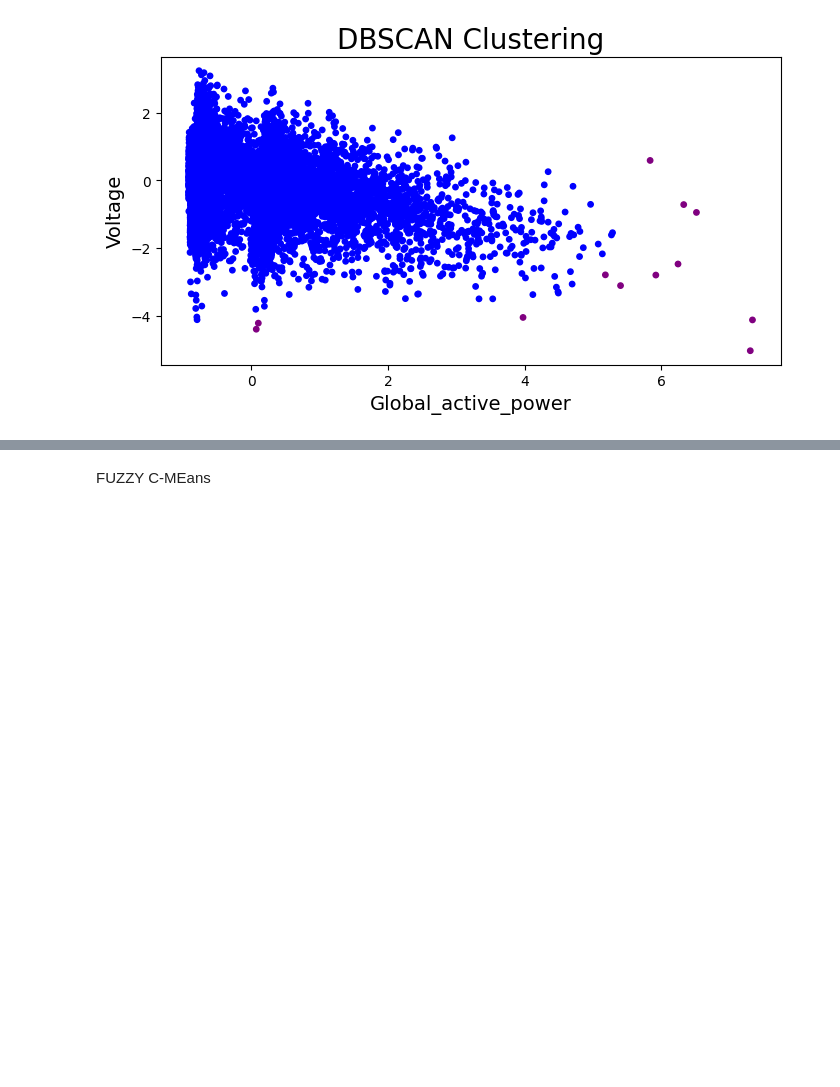
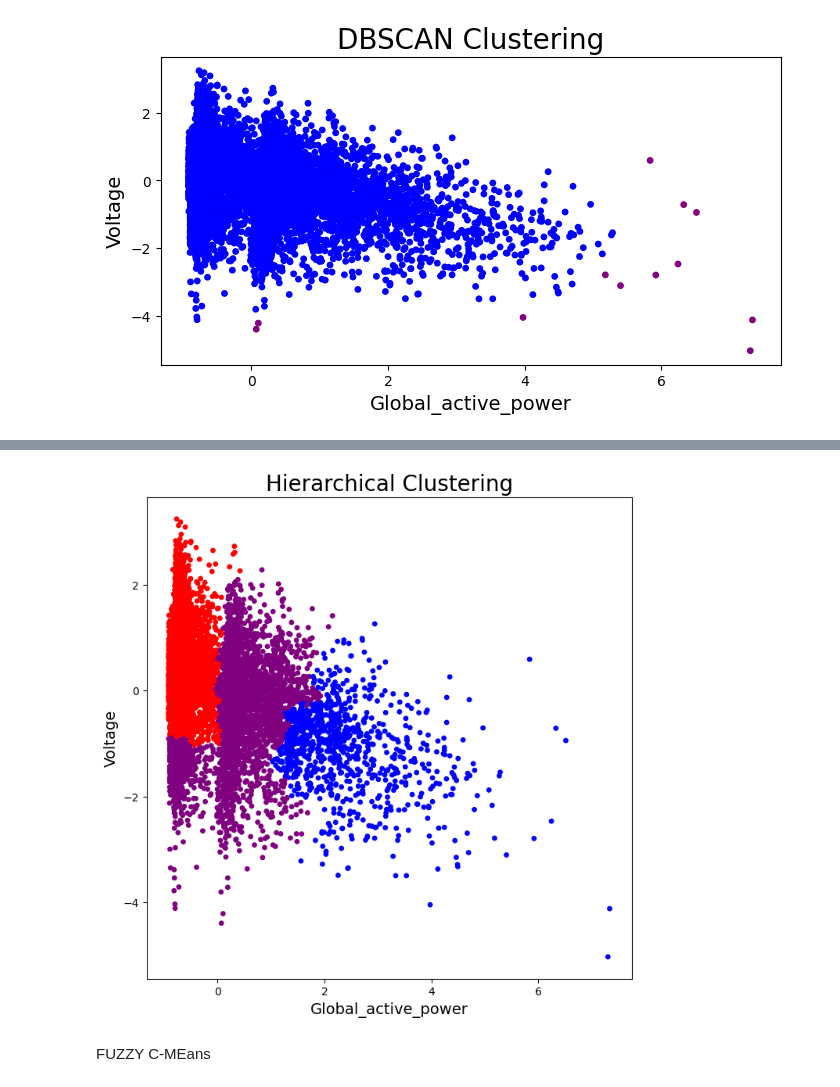
Before and after one commit to Enkhbayasgalan97/CA1-2026163, a Jupyter notebook: CA1.ipynb, the cells around one changed output, grey strips where cells are left out. Cells and saved outputs as stored; diff of their text form; code cells hidden in the pictures; blank space fills up the shorter version.

Commit message:
i did hierarchical cluster

```diff
--- a/CA1.ipynb
+++ b/CA1.ipynb
@@ -513,0 +516,4 @@ plt.show()
+# %%
+from sklearn.cluster import AgglomerativeClustering
+model = AgglomerativeClustering(n_clusters = 3, metric = 'euclidean')
+model.fit(df_sampled[["Global_active_power", "Voltage"]])
@@ -513,0 +522,3 @@ plt.show()
+# %%
+df_sampled['HR_labels'] = model.labels_
+df_sampled.head()
@@ -514,3 +532,13 @@ plt.show()
+# %%
+colors = ['purple','red','blue']
+plt.figure(figsize = (8, 8))
+plt.scatter(df_sampled["Global_active_power"], df_sampled["Voltage"], c = df_sampled['HR_labels'], cmap = matplotlib.colors.ListedColormap(colors), s = 15)
+plt.title('Hierarchical Clustering',fontsize = 20)
+plt.xlabel('Global_active_power', fontsize = 14)
+plt.ylabel('Voltage', fontsize = 14)
+plt.show()
+# %% [output]
+[figure, added]
 # %% [markdown]
 FUZZY C-MEans
 # %%
```
Also changed, not shown: parts of 4 cells of this notebook.
